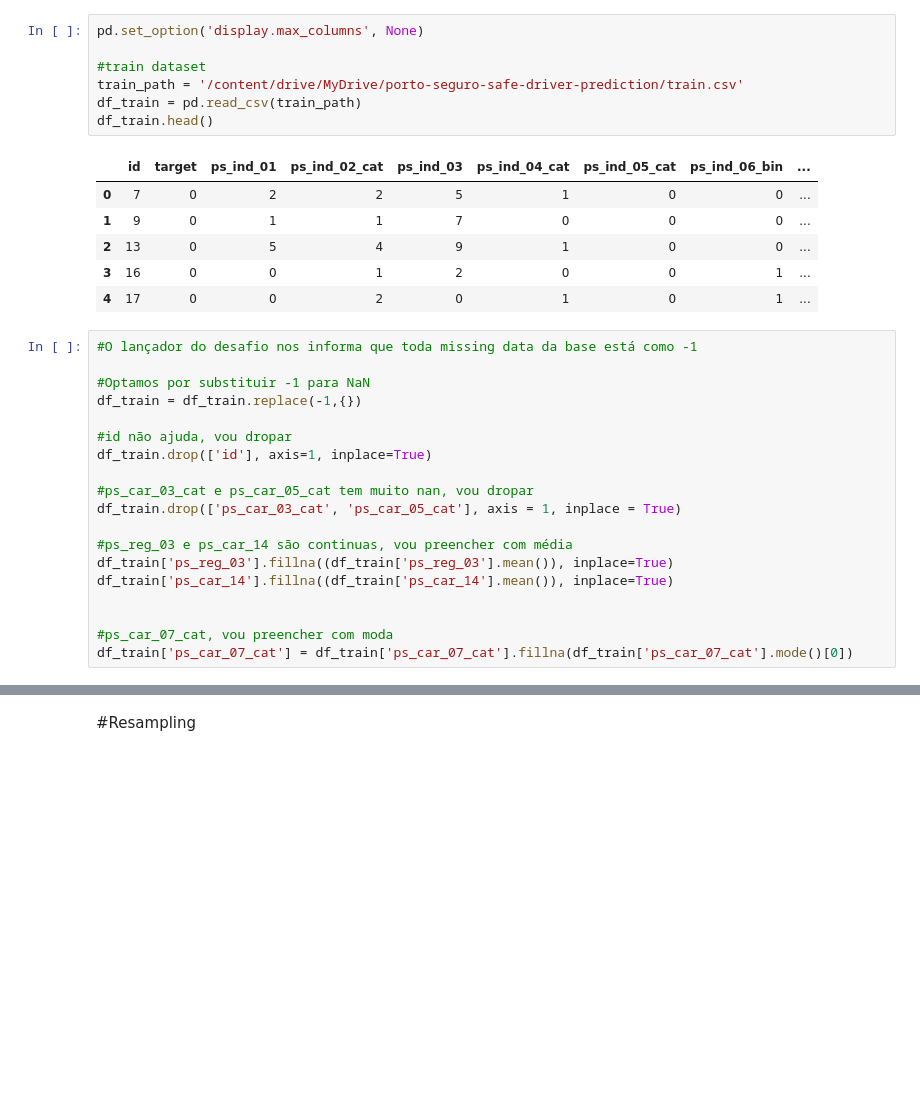
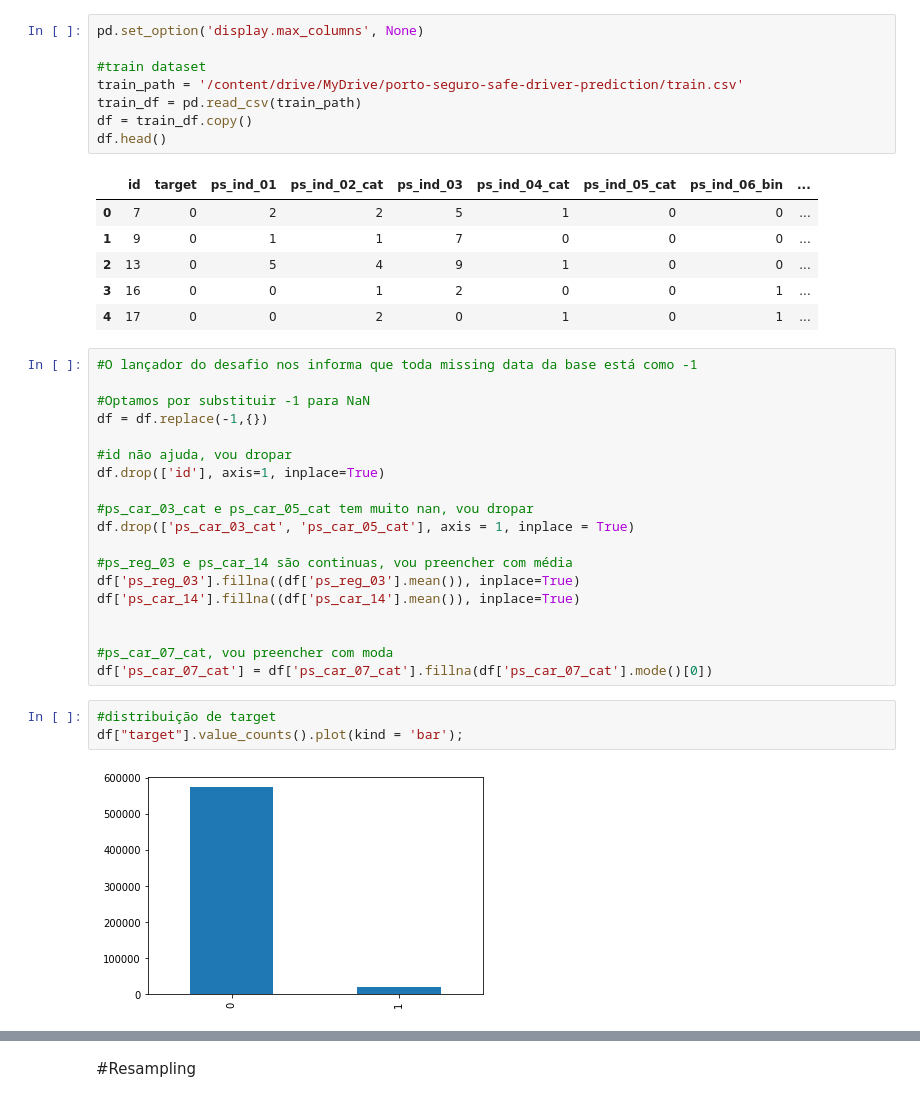
Before and after one commit to gbam-ds/FP-ML, a Jupyter notebook: Porto_Seguro.ipynb, the cells around one changed output, grey strips where cells are left out. Cells and saved outputs as stored; diff of their text form; blank space fills up the shorter version.

```diff
--- a/Porto_Seguro.ipynb
+++ b/Porto_Seguro.ipynb
@@ -46,8 +46,9 @@ pd.set_option('display.max_columns', None)
 
 #train dataset
 train_path = '/content/drive/MyDrive/porto-seguro-safe-driver-prediction/train.csv'
-df_train = pd.read_csv(train_path)
-df_train.head()
+train_df = pd.read_csv(train_path)
+df = train_df.copy()
+df.head()
 # %% [output]
 |  | id | target | ps_ind_01 | ps_ind_02_cat | ps_ind_03 | ps_ind_04_cat | ps_ind_05_cat | ps_ind_06_bin | ... |
 | 0 | 7 | 0 | 2 | 2 | 5 | 1 | 0 | 0 | ... |
@@ -59,18 +60,23 @@ df_train.head()
 #O lançador do desafio nos informa que toda missing data da base está como -1
 
 #Optamos por substituir -1 para NaN
-df_train = df_train.replace(-1,{})
+df = df.replace(-1,{})
 
 #id não ajuda, vou dropar
-df_train.drop(['id'], axis=1, inplace=True)
+df.drop(['id'], axis=1, inplace=True)
 
 #ps_car_03_cat e ps_car_05_cat tem muito nan, vou dropar
-df_train.drop(['ps_car_03_cat', 'ps_car_05_cat'], axis = 1, inplace = True)
+df.drop(['ps_car_03_cat', 'ps_car_05_cat'], axis = 1, inplace = True)
 
 #ps_reg_03 e ps_car_14 são continuas, vou preencher com média
-df_train['ps_reg_03'].fillna((df_train['ps_reg_03'].mean()), inplace=True)
-df_train['ps_car_14'].fillna((df_train['ps_car_14'].mean()), inplace=True)
+df['ps_reg_03'].fillna((df['ps_reg_03'].mean()), inplace=True)
+df['ps_car_14'].fillna((df['ps_car_14'].mean()), inplace=True)
 
 
 #ps_car_07_cat, vou preencher com moda
-df_train['ps_car_07_cat'] = df_train['ps_car_07_cat'].fillna(df_train['ps_car_07_cat'].mode()[0])
+df['ps_car_07_cat'] = df['ps_car_07_cat'].fillna(df['ps_car_07_cat'].mode()[0])
+# %%
+#distribuição de target
+df["target"].value_counts().plot(kind = 'bar');
+# %% [output]
+[figure, added]
```
Also changed, not shown: parts of 52 cells of this notebook.
